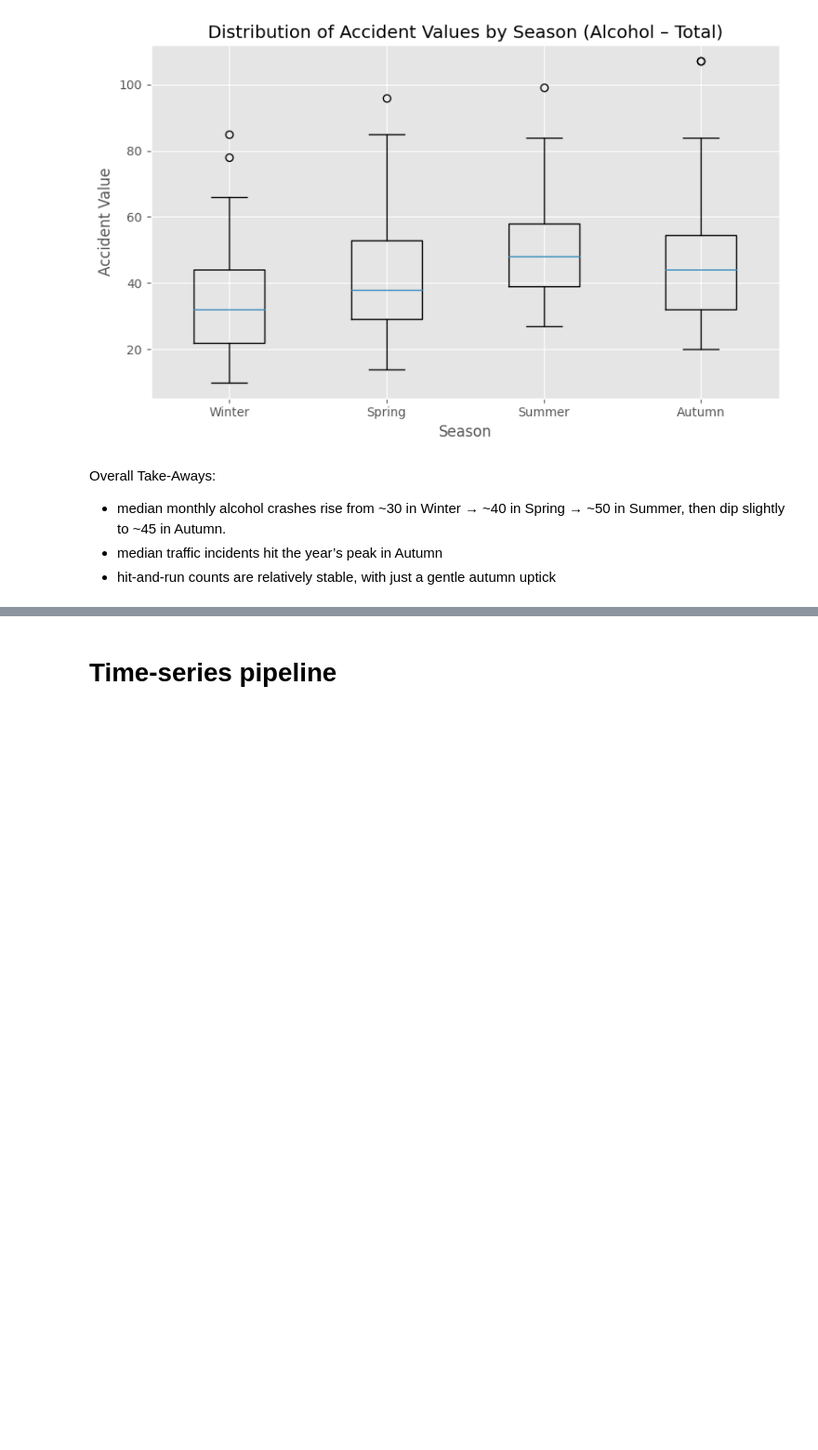
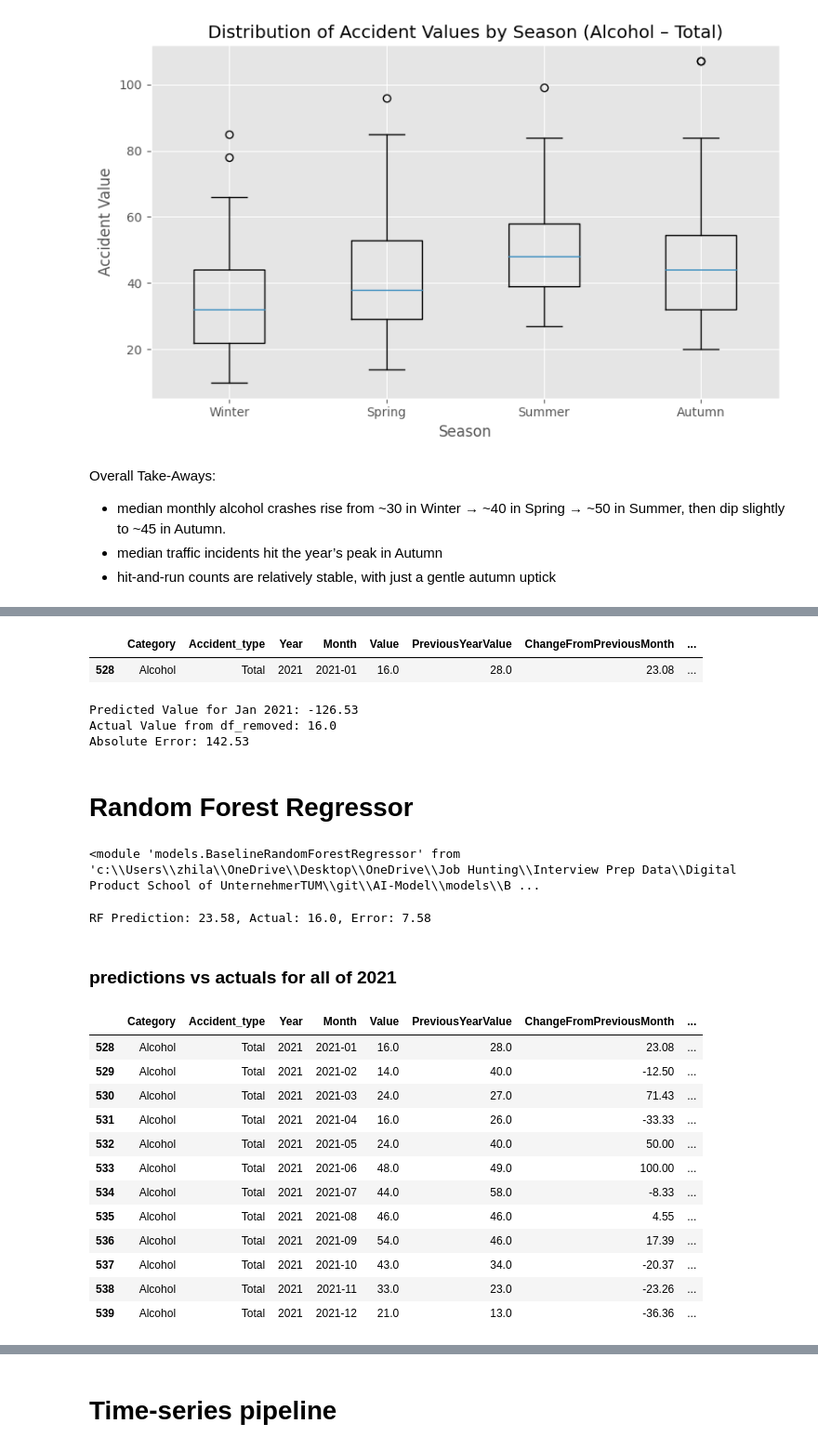
Before and after one commit to Ila-22/AI-Model, a Jupyter notebook: main.ipynb, the cells around one changed output, grey strips where cells are left out. Shown: that part at 93% size. Saved outputs shown, nothing was run; the diff lists cells and outputs as text; code cells hidden in the pictures; blank space fills up the shorter version.

```diff
--- a/main.ipynb
+++ b/main.ipynb
@@ -232,0 +373,11 @@ Overall Take-Aways:
+# %%
+target_row = df_removed[
+    (df_removed['Month'] == '2021-01') &
+    (df_removed['Accident_type'] == 'Total') &
+    (df_removed['Category'] == 'Alcohol')
+].copy()
+
+target_row
+# %% [output]
+|  | Category | Accident_type | Year | Month | Value | PreviousYearValue | ChangeFromPreviousMonth | ... |
+| 528 | Alcohol | Total | 2021 | 2021-01 | 16.0 | 28.0 | 23.08 | ... |
@@ -232,0 +391,20 @@ Overall Take-Aways:
+# %%
+X_jan = target_row[feature_cols]
+y_true = target_row['Value'].values[0]
+y_pred = model.predict(X_jan)[0]
+
+print(f"Predicted Value for Jan 2021: {y_pred:.2f}")
+print(f"Actual Value from df_removed: {y_true}")
+print(f"Absolute Error: {abs(y_pred - y_true):.2f}")
+# %% [output]
+Predicted Value for Jan 2021: -126.53
+Actual Value from df_removed: 16.0
+Absolute Error: 142.53
+# %% [markdown]
+# Random Forest Regressor
+# %%
+import importlib
+from models import BaselineRandomForestRegressor as rf
+importlib.reload(rf)
+# %% [output]
+<module 'models.BaselineRandomForestRegressor' from 'c:\\Users\\zhila\\OneDrive\\Desktop\\OneDrive\\Job Hunting\\Interview Prep Data\\Digital Product School of UnternehmerTUM\\git\\AI-Model\\models\\B ...
@@ -232,0 +419,10 @@ Overall Take-Aways:
+# %%
+X_jan = target_row[rf_model.feature_cols]
+y_pred = rf_model.predict(X_jan)[0]
+y_true = target_row['Value'].values[0]
+
+print(f"RF Prediction: {y_pred:.2f}, Actual: {y_true}, Error: {abs(y_pred - y_true):.2f}")
+# %% [output]
+RF Prediction: 23.58, Actual: 16.0, Error: 7.58
+# %% [markdown]
+### predictions vs actuals for all of 2021
@@ -232,0 +451,16 @@ Overall Take-Aways:
+# %%
+predict_df
+# %% [output]
+|  | Category | Accident_type | Year | Month | Value | PreviousYearValue | ChangeFromPreviousMonth | ... |
+| 528 | Alcohol | Total | 2021 | 2021-01 | 16.0 | 28.0 | 23.08 | ... |
+| 529 | Alcohol | Total | 2021 | 2021-02 | 14.0 | 40.0 | -12.50 | ... |
+| 530 | Alcohol | Total | 2021 | 2021-03 | 24.0 | 27.0 | 71.43 | ... |
+| 531 | Alcohol | Total | 2021 | 2021-04 | 16.0 | 26.0 | -33.33 | ... |
+| 532 | Alcohol | Total | 2021 | 2021-05 | 24.0 | 40.0 | 50.00 | ... |
+| 533 | Alcohol | Total | 2021 | 2021-06 | 48.0 | 49.0 | 100.00 | ... |
+| 534 | Alcohol | Total | 2021 | 2021-07 | 44.0 | 58.0 | -8.33 | ... |
+| 535 | Alcohol | Total | 2021 | 2021-08 | 46.0 | 46.0 | 4.55 | ... |
+| 536 | Alcohol | Total | 2021 | 2021-09 | 54.0 | 46.0 | 17.39 | ... |
+| 537 | Alcohol | Total | 2021 | 2021-10 | 43.0 | 34.0 | -20.37 | ... |
+| 538 | Alcohol | Total | 2021 | 2021-11 | 33.0 | 23.0 | -23.26 | ... |
+| 539 | Alcohol | Total | 2021 | 2021-12 | 21.0 | 13.0 | -36.36 | ... |
```
Also changed, not shown: parts of 24 cells of this notebook, 3 other files.
